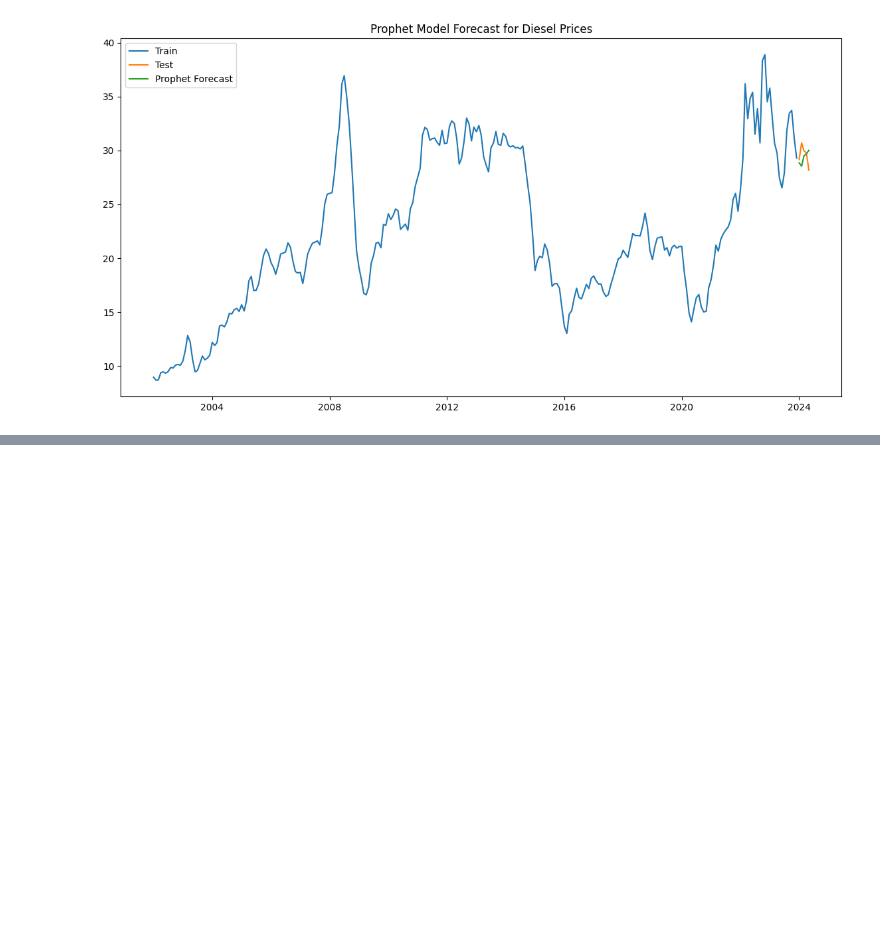
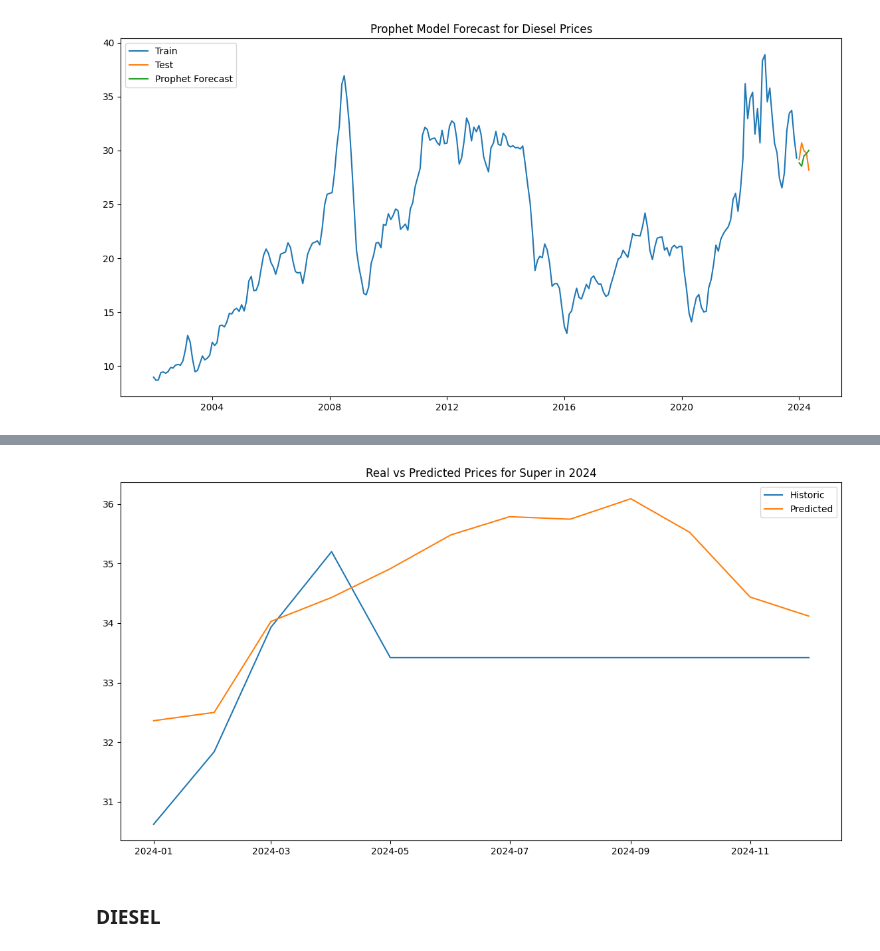
Before and after one commit to FabianJuarez182/DT-LAB2, a Jupyter notebook: DS_LAB2.ipynb, the cells around one changed output, grey strips where cells are left out. Saved outputs shown, nothing was run; the diff lists cells and outputs as text; code cells hidden in the pictures; blank space fills up the shorter version.

```diff
--- a/DS_LAB2.ipynb
+++ b/DS_LAB2.ipynb
@@ -795,0 +844,16 @@ plt.show()
+# %%
+future_super = prophet_model_super.make_future_dataframe(periods=12, freq='MS')
+predict_super = prophet_model_super.predict(future_super)
+predict2024_super = predict_super[(predict_super['ds'] >= '2024-01-01') & (predict_super['ds'] <= '2024-12-31')]
+
+actual_super = prophet_df_super[(prophet_df_super['ds'] >= '2024-01-01') & (prophet_df_super['ds'] <= '2024-12-3')]
+
+comp_super = pd.merge(actual_super, predict2024_super[['ds', 'yhat']], on='ds')
+comp_super = comp_super.rename(columns={'y': 'real', 'yhat': 'predicted'})
+
+mae = mean_absolute_error(comp_super['real'], comp_super['predicted'])
+rmse = np.sqrt(mean_squared_error(comp_super['real'], comp_super['predicted']))
+
+print(comp_super)
+print(f"\nMAE: {mae}")
+print(f"RMSE: {rmse}")
@@ -795,0 +877,11 @@ plt.show()
+# %%
+plt.figure(figsize=(14, 7))
+plt.plot(actual_super['ds'], actual_super['y'], label='Historic')
+plt.plot(predict2024_super['ds'], predict2024_super['yhat'], label='Predicted')
+plt.legend()
+plt.title('Real vs Predicted Prices for Super in 2024')
+plt.show()
+# %% [output]
+[figure, added]
+# %% [markdown]
+### DIESEL
```
Also changed, not shown: parts of 13 cells of this notebook.
